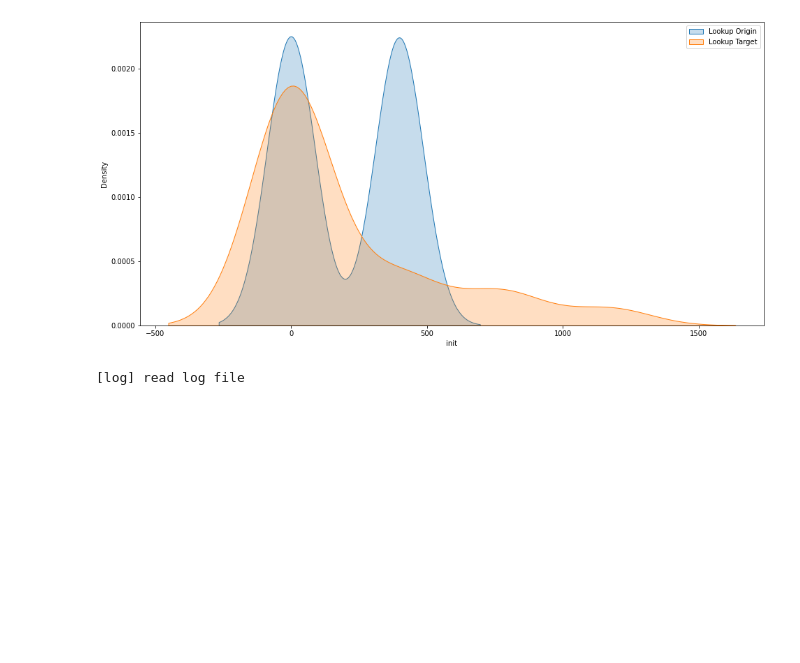
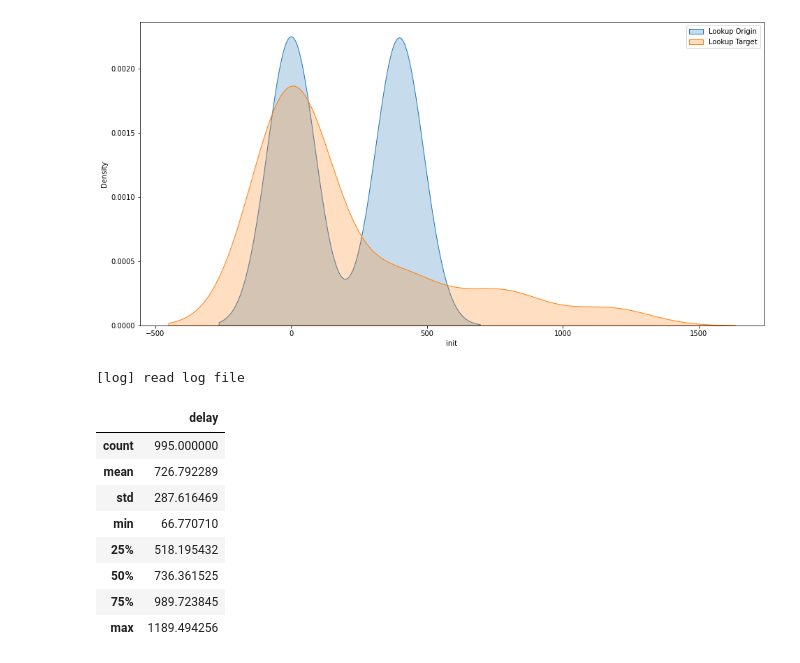
Before and after one commit to mahmednabil109/koorde-overlay, a Jupyter notebook: mulitnodetest/join/Network Analysis.ipynb, the cells around one changed output. Saved outputs shown, nothing was run; the diff lists cells and outputs as text; code cells hidden in the pictures; blank space fills up the shorter version.

```diff
--- a/mulitnodetest/join/Network Analysis.ipynb
+++ b/mulitnodetest/join/Network Analysis.ipynb
@@ -103,21 +103,30 @@ plt.legend()
 # %%
 # get the dealy for each request
 import re
 import os
 
 delay_df = None
 if not os.path.isfile('./delay.csv'):
     print('[log] read log file')
     with open("./log_out.log") as log:
         text = log.read()
-        times = map(lambda x: float(x.split(' ')[2][:-2]), re.findall(r"hi in \d+\.\d+m?s", text))
+        times = map(lambda x: float(x[0]) * (1 if x[2] == 'm' else 1000), re.findall(r"hi in (\d+(\.\d+)?)?(m)?s", text))
         delay_df = pd.DataFrame(times, columns=['delay'])
         delay_df.to_csv('delay.csv')
 else:
     delay_df = pd.read_csv('delay.csv')
-# delay_df.describe()
+delay_df.describe()
 # %% [output]
 [log] read log file
+|  | delay |
+| count | 995.000000 |
+| mean | 726.792289 |
+| std | 287.616469 |
+| min | 66.770710 |
+| 25% | 518.195432 |
+| 50% | 736.361525 |
+| 75% | 989.723845 |
+| max | 1189.494256 |
 # %%
 delay_df.plot(figsize=(16,8))
 # %% [output]
```
Also changed, not shown: parts of 1 cell of this notebook, 4 other files.
